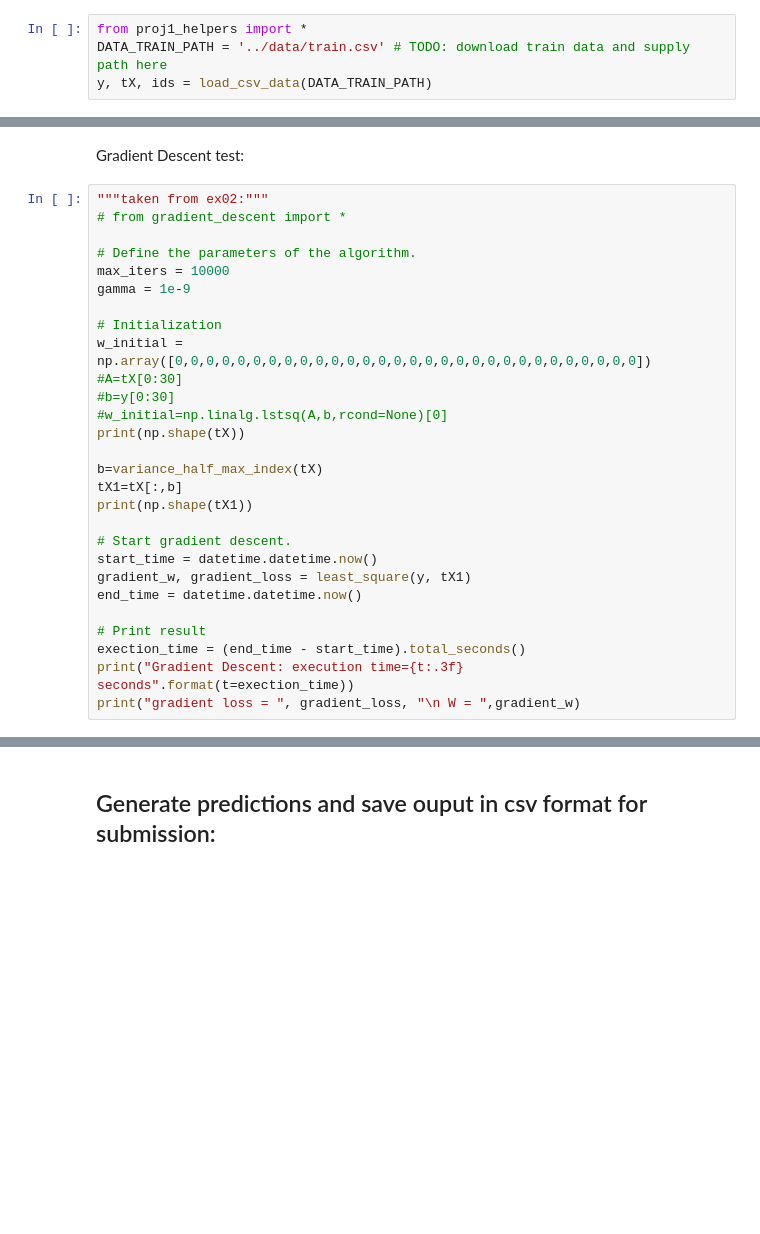
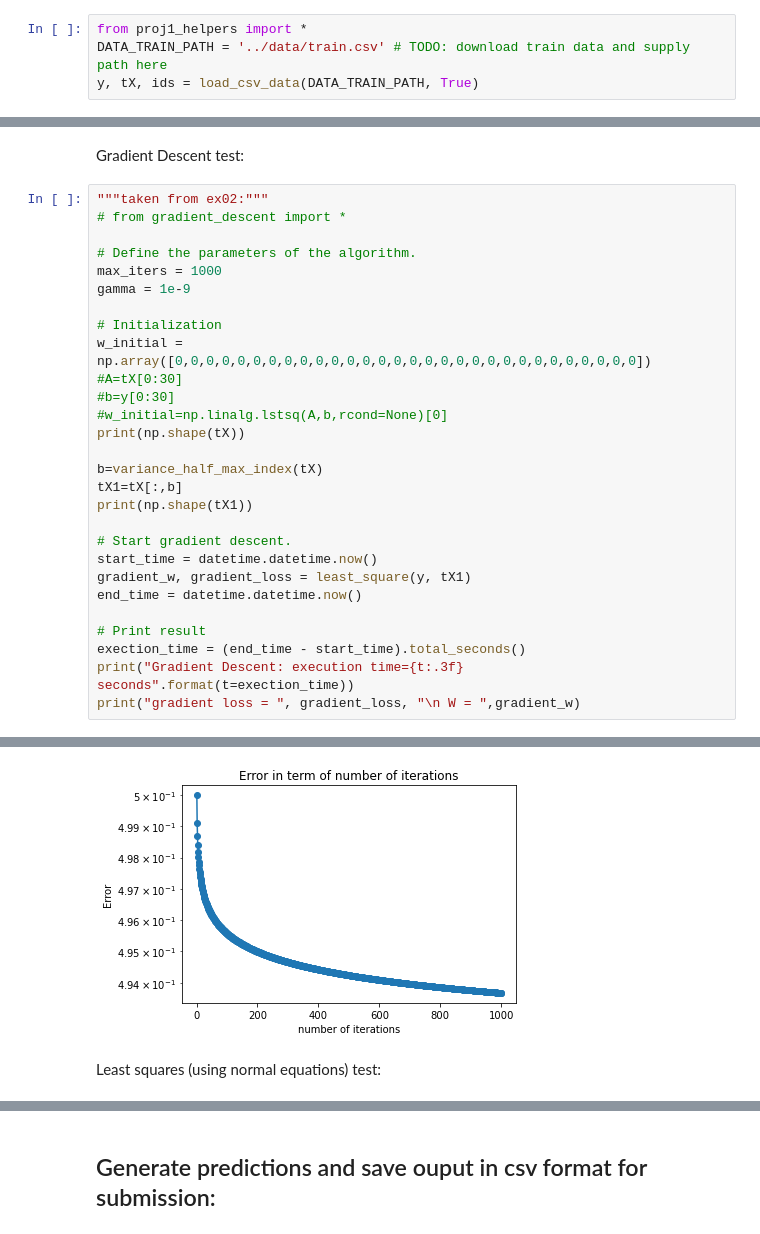
Before and after one commit to Walterieux/ML, a Jupyter notebook: scripts/project1.ipynb, the cells around one changed output, grey strips where cells are left out. Drawn from its saved outputs; the diff is of its cells as text; blank space fills up the shorter version.

```diff
--- a/scripts/project1.ipynb
+++ b/scripts/project1.ipynb
@@ -10,7 +10,7 @@ import matplotlib.pyplot as plt
 # %%
 from proj1_helpers import *
 DATA_TRAIN_PATH = '../data/train.csv' # TODO: download train data and supply path here
-y, tX, ids = load_csv_data(DATA_TRAIN_PATH)
+y, tX, ids = load_csv_data(DATA_TRAIN_PATH, True)
 # %%
 y.shape, tX.shape
 # %% [output]
@@ -27,7 +27,7 @@ Gradient Descent test:
 # from gradient_descent import *
 
 # Define the parameters of the algorithm.
-max_iters = 10000
+max_iters = 1000
 gamma = 1e-9
 
 # Initialization
@@ -63,0 +71,3 @@ gradient loss =  0.3559770984135593
+[figure, added]
+# %% [markdown]
+Least squares (using normal equations) test:
```
Also changed, not shown: parts of 7 cells of this notebook.
